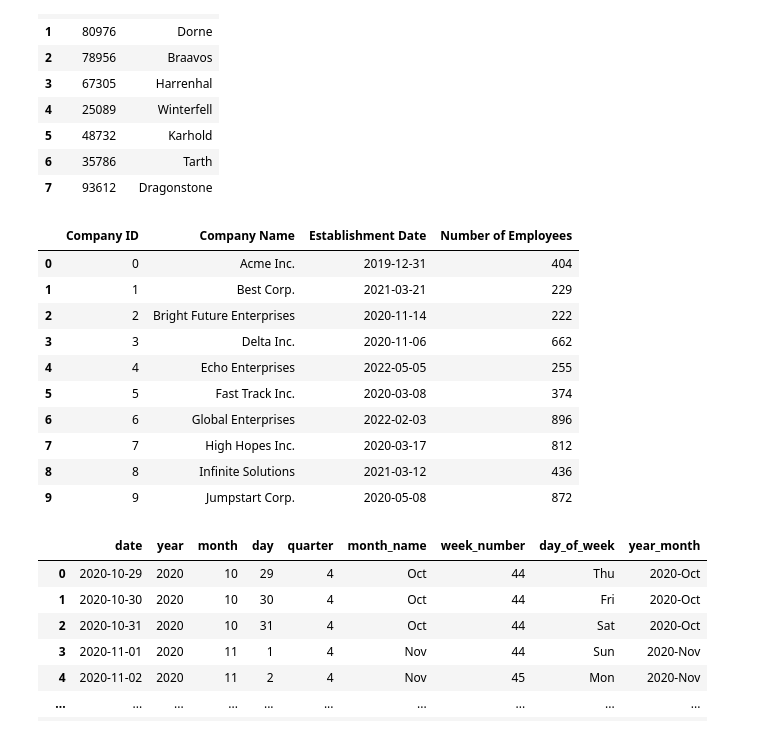
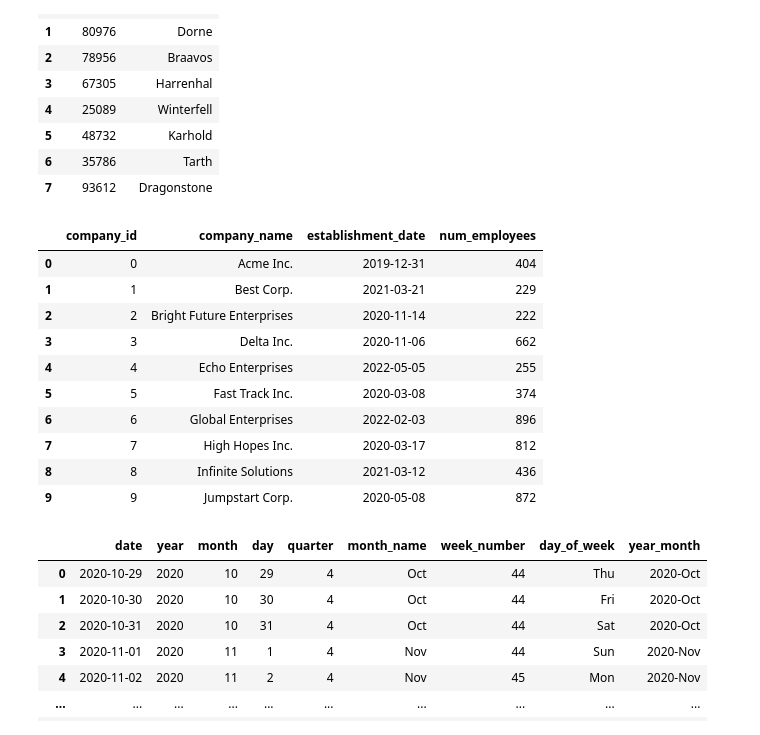
Before and after one commit to fionn-oreilly/gohiring-codechallenge, a Jupyter notebook: data/main.ipynb, the cells around one changed output. Cells and saved outputs as stored; diff of their text form; code cells hidden in the pictures.

```diff
--- a/data/main.ipynb
+++ b/data/main.ipynb
@@ -147,19 +146,19 @@ display(dim_location)
 # %%
 dim_company = duckdb.query("""
     SELECT
         "Company ID" AS company_id
         ,"Company Name" AS company_name
         ,"Establishment Date" AS establishment_date
         ,"Number of Employees" AS num_employees
     FROM
         companies
 """).df()
 
-display(companies)
+display(dim_company)
 
 # dim_company.to_csv('../power_bi_datasets/dim_company.csv', index=False)
 # %% [output]
-|  | Company ID | Company Name | Establishment Date | Number of Employees |
+|  | company_id | company_name | establishment_date | num_employees |
 | 0 | 0 | Acme Inc. | 2019-12-31 | 404 |
 | 1 | 1 | Best Corp. | 2021-03-21 | 229 |
 | 2 | 2 | Bright Future Enterprises | 2020-11-14 | 222 |
```
Also changed, not shown: parts of 1 cell of this notebook.
